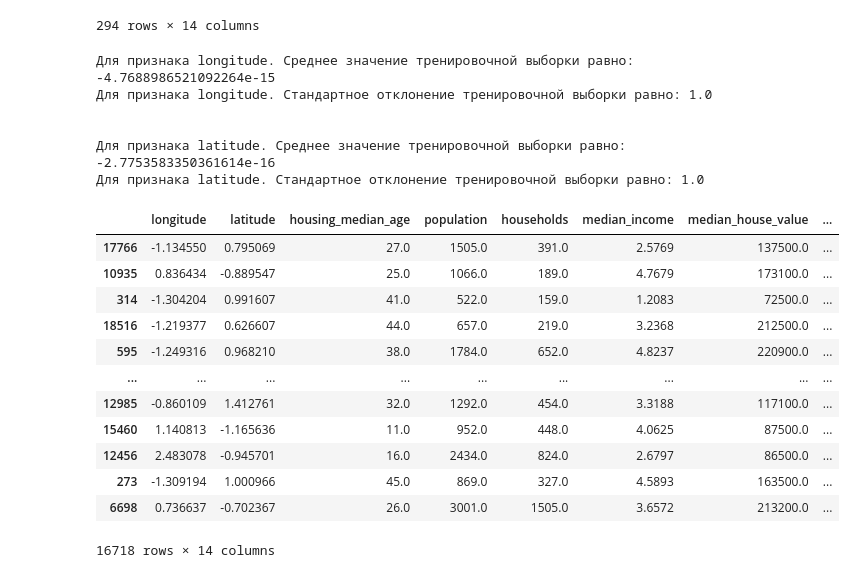
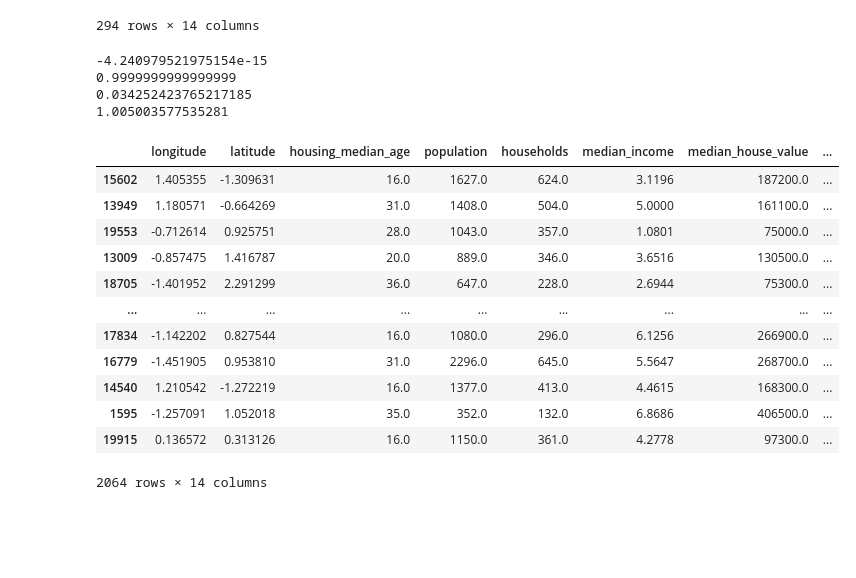
Before and after one commit to Alsecode/ML_lab1, a Jupyter notebook: ЛР2/lab2_1.3.ipynb, the cells around one changed output. Cells and saved outputs as stored; diff of their text form; code cells hidden in the pictures; blank space fills up the shorter version.

```diff
--- a/ЛР2/lab2_1.3.ipynb
+++ b/ЛР2/lab2_1.3.ipynb
@@ -238,37 +223,44 @@ housing_train, housing_val = train_test_split(housing_train_val, test_size = 0.1
 #Для нормализации данных можно воспользоваться функцией StandardScaler из sklearn.preprocessing.
 #Данные преобразуются так, что их распределение имеет среднее значение 0 и стандартное отклонение 1 (корень из дисперсии).
 
-housing_train[['longitude', 'latitude']] = StandardScaler().fit_transform(housing_train[['longitude', 'latitude']])
+scale_longitude = preprocessing.StandardScaler().fit(housing_train[['longitude']])
+scale_latitude = preprocessing.StandardScaler().fit(housing_train[['latitude']])
 
-housing_test[['longitude', 'latitude']] = StandardScaler().fit_transform(housing_test[['longitude', 'latitude']])
+#Тренировочная выборка
+housing_train['longitude'] = scale_longitude.transform(housing_train[['longitude']]).reshape(-1)
+housing_train['latitude'] = scale_latitude.transform(housing_train[['latitude']]).reshape(-1)
 
-housing_val[['longitude', 'latitude']] = StandardScaler().fit_transform(housing_val[['longitude', 'latitude']])
+#Валидационная выборка
+housing_val['longitude'] = scale_longitude.transform(housing_val[['longitude']]).reshape(-1)
+housing_val['latitude'] = scale_latitude.transform(housing_val[['latitude']]).reshape(-1)
 
-print("Для признака longitude. Среднее значение тренировочной выборки равно: " + str(housing_train['longitude'].to_numpy().mean(axis = 0)))
-print("Для признака longitude. Стандартное отклонение тренировочной выборки равно: " + str(housing_train['longitude'].to_numpy().std(axis = 0)))
-print("\n")
-print("Для признака latitude. Среднее значение тренировочной выборки равно: " + str(housing_train['latitude'].to_numpy().mean(axis = 0)))
-print("Для признака latitude. Стандартное отклонение тренировочной выборки равно: " + str(housing_train['latitude'].to_numpy().std(axis = 0)))
+#Тестовая выборка
+housing_test['longitude'] = scale_longitude.transform(housing_test[['longitude']]).reshape(-1)
+housing_test['latitude'] = scale_latitude.transform(housing_test[['latitude']]).reshape(-1)
+
+print(housing_train['longitude'].to_numpy().mean(axis = 0))
+print(housing_train['longitude'].to_numpy().std(axis = 0))
+
+print(housing_test['longitude'].to_numpy().mean(axis = 0))
+print(housing_test['longitude'].to_numpy().std(axis = 0))
 # %% [output]
-Для признака longitude. Среднее значение тренировочной выборки равно: -4.7688986521092264e-15
-Для признака longitude. Стандартное отклонение тренировочной выборки равно: 1.0
-
-
-Для признака latitude. Среднее значение тренировочной выборки равно: -2.7753583350361614e-16
-Для признака latitude. Стандартное отклонение тренировочной выборки равно: 1.0
+-4.240979521975154e-15
+0.9999999999999999
+0.034252423765217185
+1.005003577535281
-# %%
-housing_train
-# %% [output]
-|  | longitude | latitude | housing_median_age | population | households | median_income | median_house_value | ... |
-| 17766 | -1.134550 | 0.795069 | 27.0 | 1505.0 | 391.0 | 2.5769 | 137500.0 | ... |
-| 10935 | 0.836434 | -0.889547 | 25.0 | 1066.0 | 189.0 | 4.7679 | 173100.0 | ... |
-| 314 | -1.304204 | 0.991607 | 41.0 | 522.0 | 159.0 | 1.2083 | 72500.0 | ... |
-| 18516 | -1.219377 | 0.626607 | 44.0 | 657.0 | 219.0 | 3.2368 | 212500.0 | ... |
-| 595 | -1.249316 | 0.968210 | 38.0 | 1784.0 | 652.0 | 4.8237 | 220900.0 | ... |
-| ... | ... | ... | ... | ... | ... | ... | ... | ... |
-| 12985 | -0.860109 | 1.412761 | 32.0 | 1292.0 | 454.0 | 3.3188 | 117100.0 | ... |
-| 15460 | 1.140813 | -1.165636 | 11.0 | 952.0 | 448.0 | 4.0625 | 87500.0 | ... |
-| 12456 | 2.483078 | -0.945701 | 16.0 | 2434.0 | 824.0 | 2.6797 | 86500.0 | ... |
-| 273 | -1.309194 | 1.000966 | 45.0 | 869.0 | 327.0 | 4.5893 | 163500.0 | ... |
-| 6698 | 0.736637 | -0.702367 | 26.0 | 3001.0 | 1505.0 | 3.6572 | 213200.0 | ... |
-16718 rows × 14 columns
+# %%
+housing_test
+# %% [output]
+|  | longitude | latitude | housing_median_age | population | households | median_income | median_house_value | ... |
+| 15602 | 1.405355 | -1.309631 | 16.0 | 1627.0 | 624.0 | 3.1196 | 187200.0 | ... |
+| 13949 | 1.180571 | -0.664269 | 31.0 | 1408.0 | 504.0 | 5.0000 | 161100.0 | ... |
+| 19553 | -0.712614 | 0.925751 | 28.0 | 1043.0 | 357.0 | 1.0801 | 75000.0 | ... |
+| 13009 | -0.857475 | 1.416787 | 20.0 | 889.0 | 346.0 | 3.6516 | 130500.0 | ... |
+| 18705 | -1.401952 | 2.291299 | 36.0 | 647.0 | 228.0 | 2.6944 | 75300.0 | ... |
+| ... | ... | ... | ... | ... | ... | ... | ... | ... |
+| 17834 | -1.142202 | 0.827544 | 16.0 | 1080.0 | 296.0 | 6.1256 | 266900.0 | ... |
+| 16779 | -1.451905 | 0.953810 | 31.0 | 2296.0 | 645.0 | 5.5647 | 268700.0 | ... |
+| 14540 | 1.210542 | -1.272219 | 16.0 | 1377.0 | 413.0 | 4.4615 | 168300.0 | ... |
+| 1595 | -1.257091 | 1.052018 | 35.0 | 352.0 | 132.0 | 6.8686 | 406500.0 | ... |
+| 19915 | 0.136572 | 0.313126 | 16.0 | 1150.0 | 361.0 | 4.2778 | 97300.0 | ... |
+2064 rows × 14 columns
```
Also changed, not shown: parts of 9 cells of this notebook.
